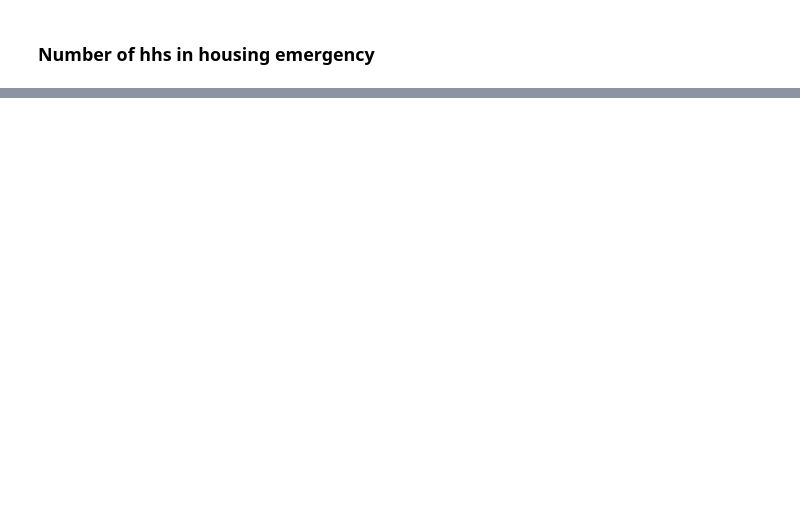
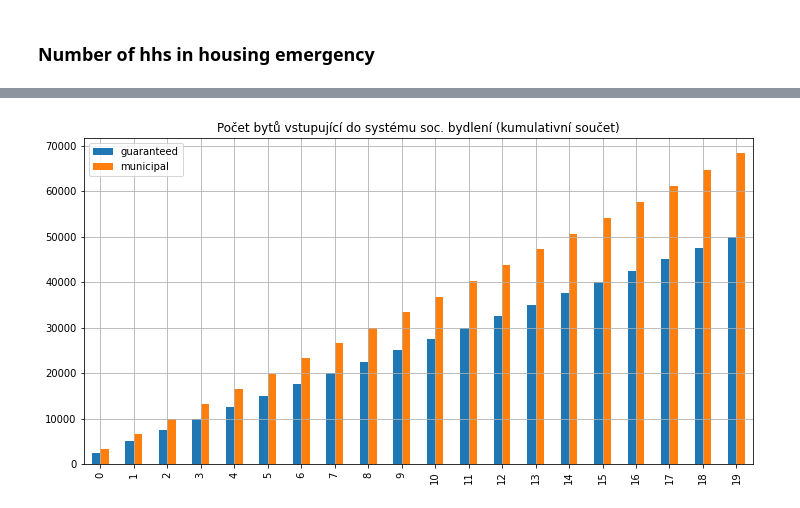
Before and after one commit to vitekzkytek/SocialHousingModel, a Jupyter notebook: model.ipynb, the cells around one changed output, grey strips where cells are left out. Drawn from its saved outputs; the diff is of its cells as text; code cells hidden in the pictures; blank space fills up the shorter version.

```diff
--- a/model.ipynb
+++ b/model.ipynb
@@ -335,0 +196,12 @@ plot_two_param_variation(
+# %%
+apartments = simulate_apartment_stock(
+    guaranteed_yearly_apartments=2500,
+    municipal_apartments_today=200000,
+    municipal_yearly_new_apartments=1000,
+    municipal_existing_availability_rate=.015,
+    municipal_new_availability_rate=.3,
+    years=np.arange(20)
+)
+apartments.plot.bar(grid=True,figsize=(12,6),title='Počet bytů vstupující do systému soc. bydlení (kumulativní součet)');
+# %% [output]
+[figure, added]
```
Also changed, not shown: parts of 52 cells of this notebook, 4 other files.
